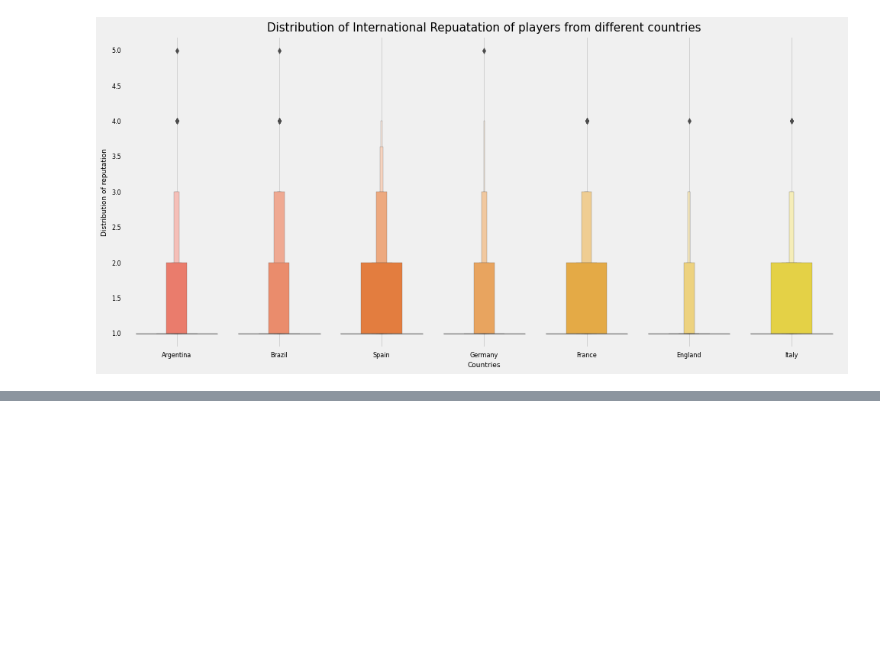
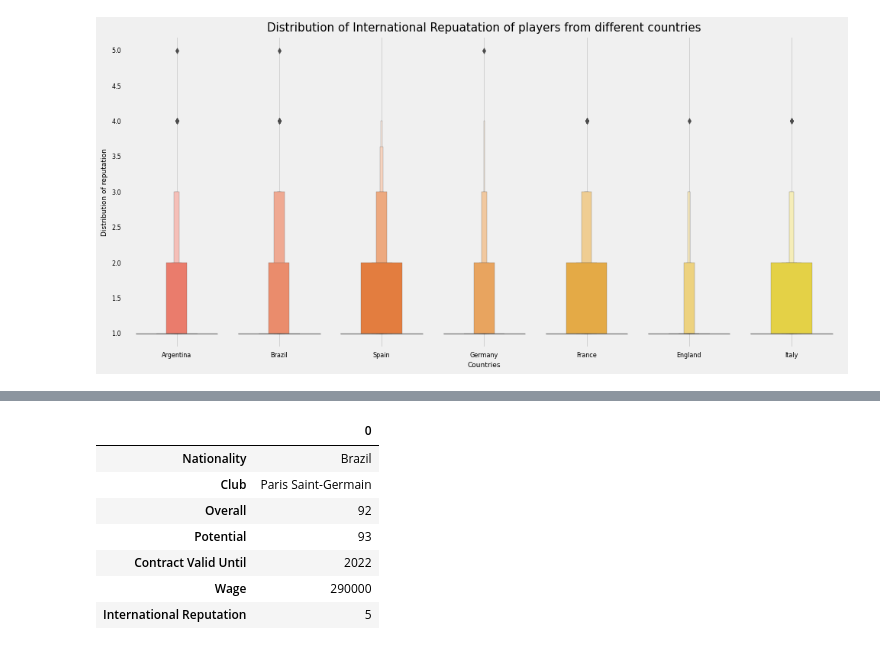
Before and after one commit to brianlobo394/FIFA18Players_Analysis, a Jupyter notebook: FIFA18_EDA.ipynb, the cells around one changed output, grey strips where cells are left out. Saved outputs shown, nothing was run; the diff lists cells and outputs as text; code cells hidden in the pictures; blank space fills up the shorter version.

```diff
--- a/FIFA18_EDA.ipynb
+++ b/FIFA18_EDA.ipynb
@@ -541,0 +568,11 @@ plt.show()
+# %%
+report('Neymar Jr')
+# %% [output]
+|  | 0 |
+| Nationality | Brazil |
+| Club | Paris Saint-Germain |
+| Overall | 92 |
+| Potential | 93 |
+| Contract Valid Until | 2022 |
+| Wage | 290000 |
+| International Reputation | 5 |
```
Also changed, not shown: parts of 15 cells of this notebook.
